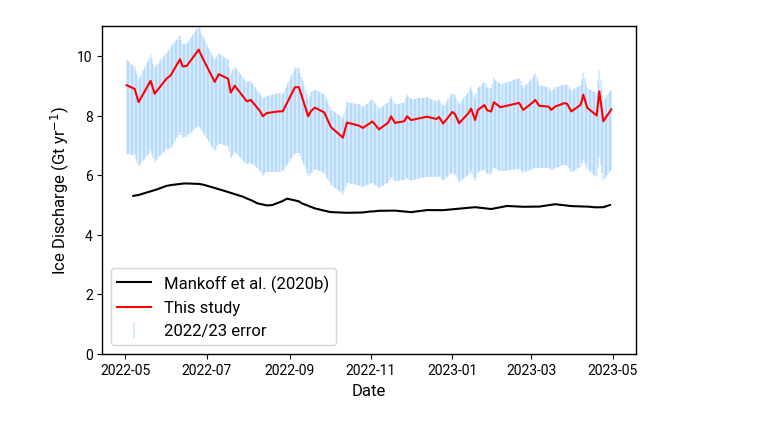
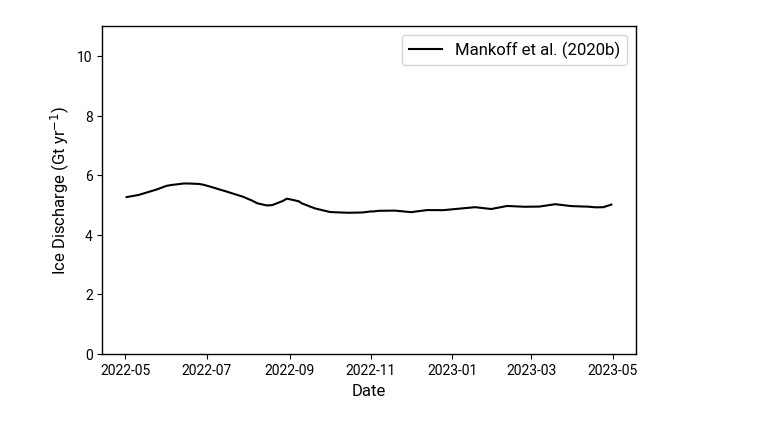
Before and after one commit to ry-ing/GrIS_late-season-melt-event, a Jupyter notebook: code/figures/mankoff_comparison.ipynb, the cells around one changed output. Saved outputs shown, nothing was run; the diff lists cells and outputs as text; code cells hidden in the pictures.

```diff
--- a/code/figures/mankoff_comparison.ipynb
+++ b/code/figures/mankoff_comparison.ipynb
@@ -68,5 +68,11 @@ sum_l_error = lerr_KNS.copy() # copy pd dataframe strucutre
 for t in range(len(uerr_KNS.index)):
     sum_u_error[t] = math.sqrt(uerr_KNS[t]**2+ uerr_AS[t]**2 )
     sum_l_error[t] = math.sqrt(lerr_KNS[t]**2 + lerr_AS[t]**2 )
+# %%
+mankoff_mtg['discharge'] = mankoff_mtg['270'] + mankoff_mtg['275']
+# %%
+mankoff_mtg.index = pd.DatetimeIndex(mankoff_mtg['Date'], dayfirst=True)
+mankoff_mtg = mankoff_mtg.drop(mankoff_mtg.columns[0],axis=1)
+mankoff_mtg = mankoff_mtg.resample('D').interpolate()
 # %%
 
@@ -90,22 +130,22 @@ sum_l_error_22 = sum_l_error[(sum_l_error.index > '2022-05-01') & (sum_l_error.i
 # %%
 plt.figure(figsize=(width,height))
 sum_mankoff_discharge = mankoff_mtg['275'] + mankoff_mtg['270']
 
 plt.plot(mankoff_mtg.index, sum_mankoff_discharge,color='k',label='Mankoff et al. (2020b)')
 #plt.plot(mankoff_mtg.index,mankoff_mtg['270'],color='k',label='Mankoff et al. (2016)')
 
 
-comb_error = [sum_l_error_22.values, sum_u_error_22.values]
+# comb_error = [sum_l_error_22.values, sum_u_error_22.values]
 
-plt.errorbar(discharge22.index, discharge22['discharge'], yerr=comb_error, zorder=1, ls='none', elinewidth=1.26, ecolor='dodgerblue', alpha=0.2, label='2022/23 error')
-plt.plot(discharge22.index, discharge22['discharge'] ,color='r',label='This study')
+# plt.errorbar(discharge22.index, discharge22['discharge'], yerr=comb_error, zorder=1, ls='none', elinewidth=1.26, ecolor='dodgerblue', alpha=0.2, label='2022/23 error')
+# plt.plot(discharge22.index, discharge22['discharge'] ,color='r',label='This study')
 
 plt.ylim(0, 11)
 
 #plt.plot(Ing_Gates_AS.index,Ing_Gates_AS['discharge'],color='b',label='AS')
 plt.legend()
 plt.ylabel('Ice Discharge (Gt yr$^{-1}$)')
 plt.xlabel('Date')
 plt.show()
 # %% [output]
-[figure, old version]
+[figure, new version]
```
Also changed, not shown: parts of 2 cells of this notebook, 1 other file.
